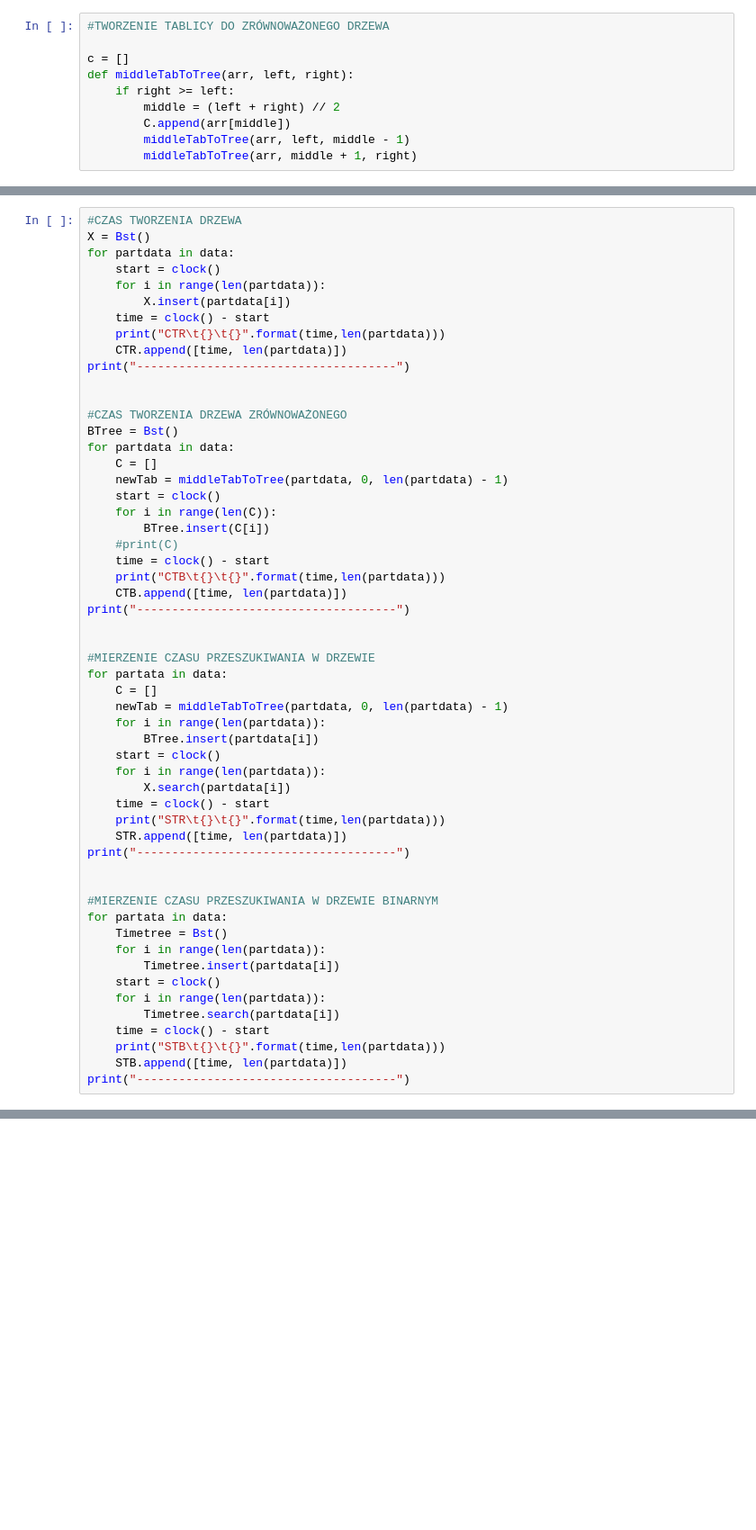
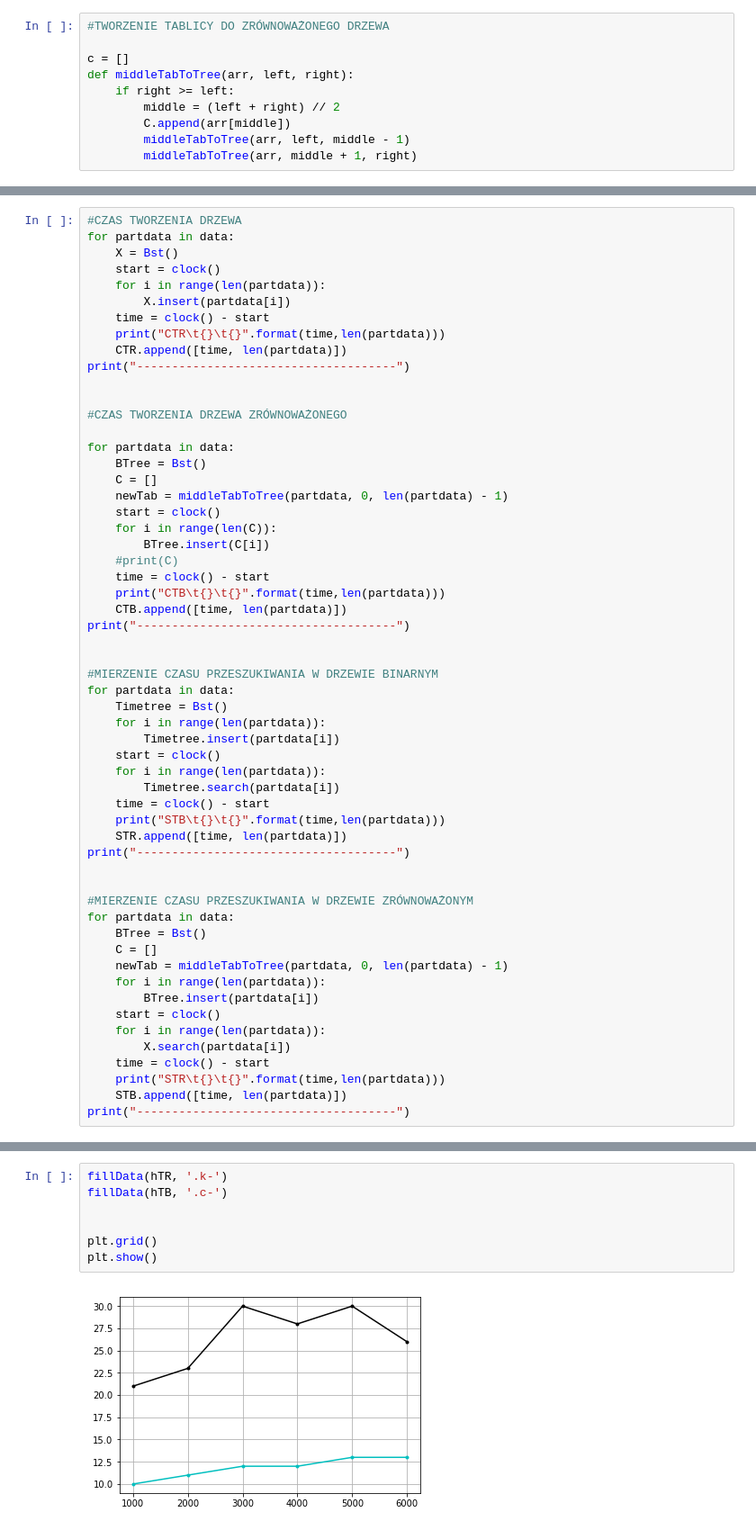
Before and after one commit to bkamz/x, a Jupyter notebook: AISD.ipynb, the cells around one changed output, grey strips where cells are left out. Shown at 90% size. Cells and saved outputs as stored; diff of their text form; blank space fills up the shorter version.

```diff
--- a/AISD.ipynb
+++ b/AISD.ipynb
@@ -227,7 +236,7 @@ KeyboardInterrupt:
 # %%
 #CZAS TWORZENIA DRZEWA
-X = Bst()
 for partdata in data:
+    X = Bst()
     start = clock()
     for i in range(len(partdata)):
         X.insert(partdata[i])
@@ -238,8 +247,9 @@ print("-------------------------------------")
 
 
 #CZAS TWORZENIA DRZEWA ZRÓWNOWAŻONEGO
-BTree = Bst()
+
 for partdata in data:
+    BTree = Bst()
     C = []
     newTab = middleTabToTree(partdata, 0, len(partdata) - 1)
     start = clock()
@@ -252,8 +262,23 @@ for partdata in data:
 print("-------------------------------------")
 
 
-#MIERZENIE CZASU PRZESZUKIWANIA W DRZEWIE
-for partata in data:
+#MIERZENIE CZASU PRZESZUKIWANIA W DRZEWIE BINARNYM
+for partdata in data:
+    Timetree = Bst()
+    for i in range(len(partdata)):
+        Timetree.insert(partdata[i])
+    start = clock()
+    for i in range(len(partdata)):
+        Timetree.search(partdata[i])
+    time = clock() - start
+    print("STB\t{}\t{}".format(time,len(partdata)))
+    STR.append([time, len(partdata)])
+print("-------------------------------------")
+
+
+#MIERZENIE CZASU PRZESZUKIWANIA W DRZEWIE ZRÓWNOWAŻONYM
+for partdata in data:
+    BTree = Bst()
     C = []
     newTab = middleTabToTree(partdata, 0, len(partdata) - 1)
     for i in range(len(partdata)):
@@ -263,19 +288,5 @@ for partata in data:
         X.search(partdata[i])
     time = clock() - start
     print("STR\t{}\t{}".format(time,len(partdata)))
-    STR.append([time, len(partdata)])
-print("-------------------------------------")
-
-
-#MIERZENIE CZASU PRZESZUKIWANIA W DRZEWIE BINARNYM
-for partata in data:
-    Timetree = Bst()
-    for i in range(len(partdata)):
-        Timetree.insert(partdata[i])
-    start = clock()
-    for i in range(len(partdata)):
-        Timetree.search(partdata[i])
-    time = clock() - start
-    print("STB\t{}\t{}".format(time,len(partdata)))
     STB.append([time, len(partdata)])
 print("-------------------------------------")
@@ -300,0 +452,9 @@ plt.show()
+# %%
+fillData(hTR, '.k-')
+fillData(hTB, '.c-')
+
+
+plt.grid()
+plt.show()
+# %% [output]
+[figure, added]
```
Also changed, not shown: parts of 8 cells of this notebook.
